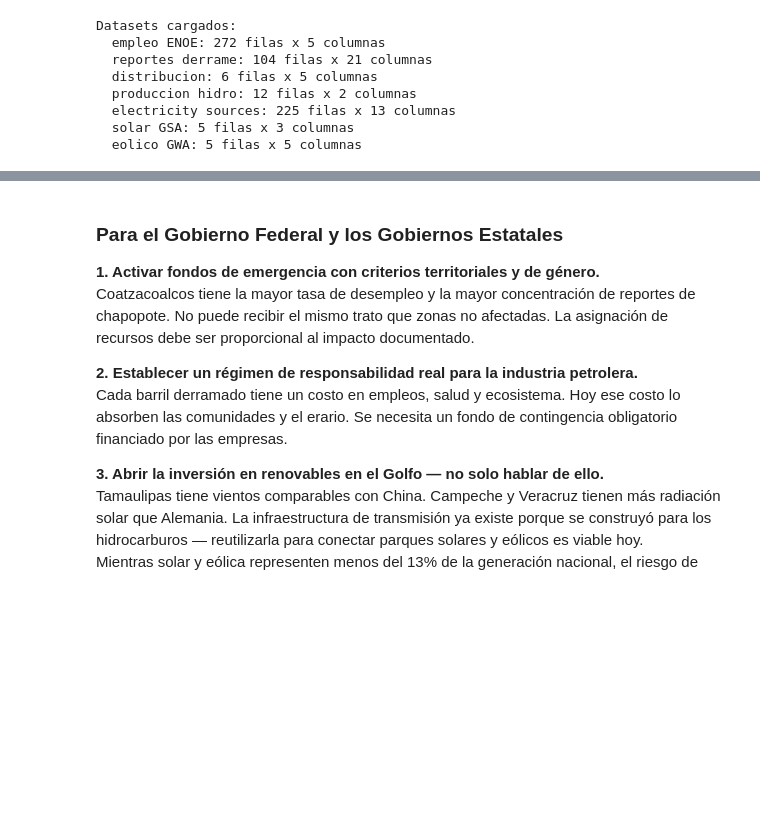
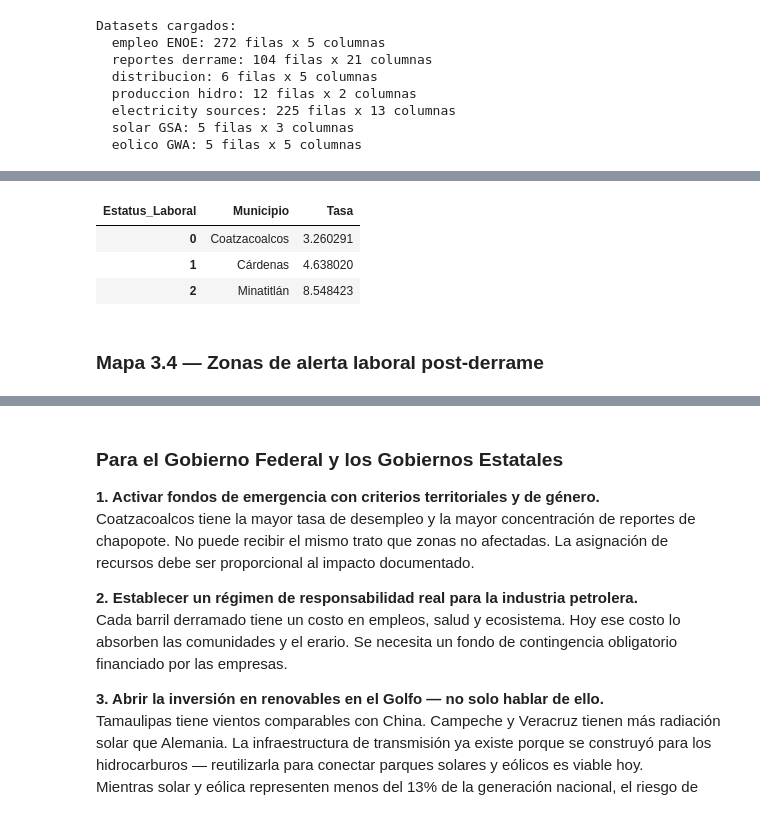
Before and after one commit to SantiagoGlezCh7/Samsan_tech_HackODS2026, a Jupyter notebook: notebooks/master_001.ipynb, the cells around one changed output, grey strips where cells are left out. Cells and saved outputs as stored; diff of their text form; code cells hidden in the pictures; blank space fills up the shorter version.

```diff
--- a/notebooks/master_001.ipynb
+++ b/notebooks/master_001.ipynb
@@ -504,0 +223,22 @@ Lo que pasó en 2026 no es un problema local: es el costo de que todo el país d
+# %%
+dic_nombres = {39: 'Coatzacoalcos', 108: 'Minatitlán', 67: 'Pajapan', 2: 'Cárdenas'}
+df_empleo['Municipio'] = df_empleo['mun'].map(dic_nombres).fillna('Otros')
+df_top = df_empleo[df_empleo['Municipio'] != 'Otros'].copy()
+
+resumen = df_top.groupby(['Municipio','Estatus_Laboral'])['Total_Personas'].sum().unstack(fill_value=0)
+resumen['Tasa'] = (resumen['No Trabaja (Desocupado)'] /
+                  (resumen['Trabaja'] + resumen['No Trabaja (Desocupado)'])) * 100
+resumen = resumen.sort_values('Tasa', ascending=True).reset_index()
+
+gen = df_top.groupby(['Municipio','Sexo','Estatus_Laboral'])['Total_Personas'].sum().unstack(fill_value=0).reset_index()
+gen['Tasa'] = (gen['No Trabaja (Desocupado)'] /
+              (gen['Trabaja'] + gen['No Trabaja (Desocupado)'])) * 100
+
+top_derr = df_derrames['MUN'].value_counts().head(4).reset_index()
+top_derr.columns = ['Municipio', 'Reportes']
+display(resumen[['Municipio','Tasa']])
+# %% [output]
+| Estatus_Laboral | Municipio | Tasa |
+| 0 | Coatzacoalcos | 3.260291 |
+| 1 | Cárdenas | 4.638020 |
+| 2 | Minatitlán | 8.548423 |
@@ -504,0 +302,2 @@ Lo que pasó en 2026 no es un problema local: es el costo de que todo el país d
+# %% [markdown]
+### Mapa 3.4 — Zonas de alerta laboral post-derrame
```
Also changed, not shown: parts of 54 cells of this notebook, 2 other files.
